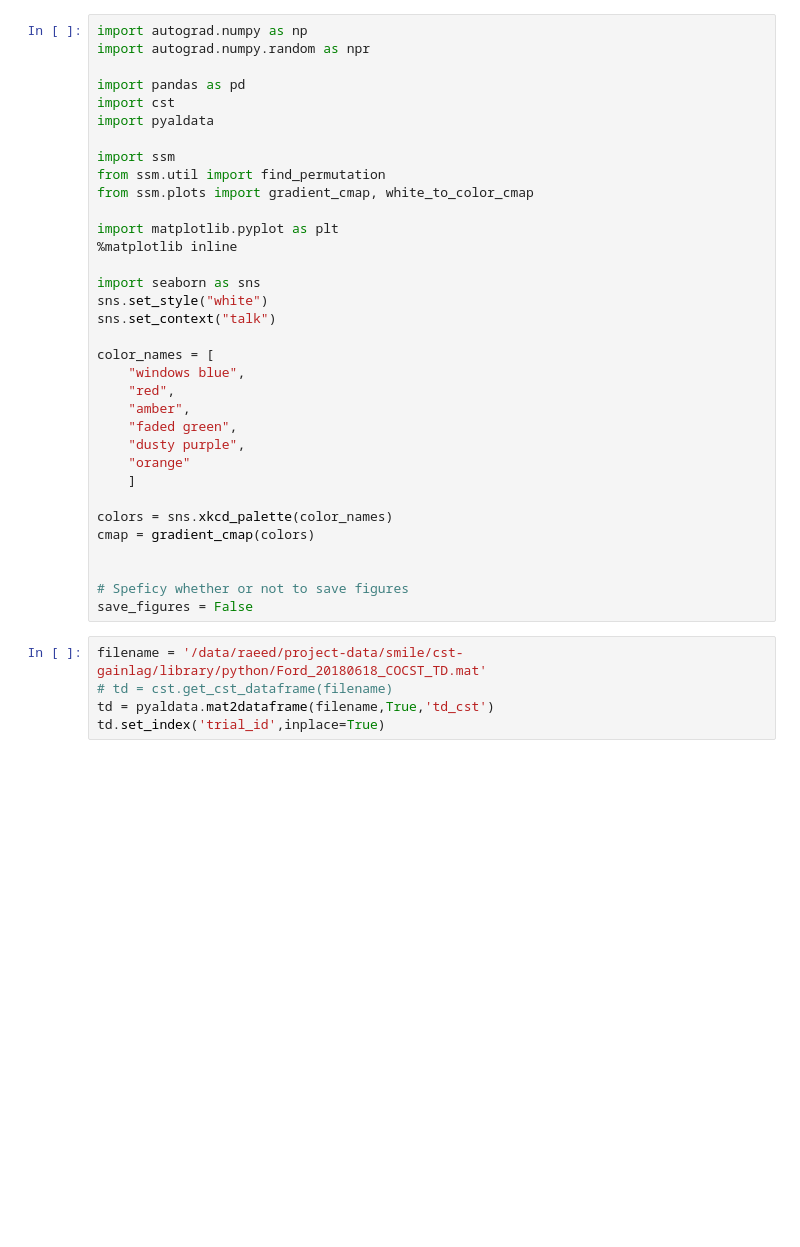
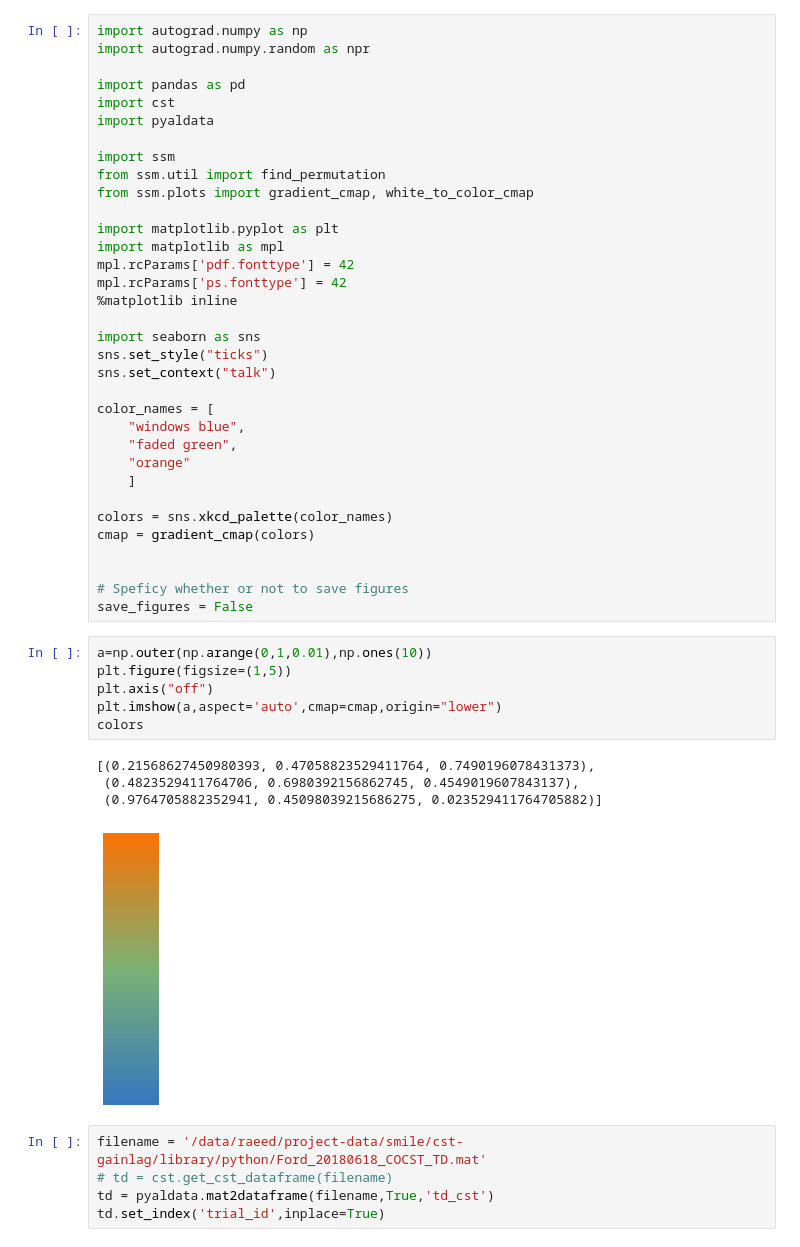
Before and after one commit to raeedcho/cst-strat, a Jupyter notebook: cst_strat_analysis.ipynb, the cells around one changed output. Cells and saved outputs as stored; diff of their text form; blank space fills up the shorter version.

```diff
--- a/cst_strat_analysis.ipynb
+++ b/cst_strat_analysis.ipynb
@@ -11,18 +11,18 @@ from ssm.util import find_permutation
 from ssm.plots import gradient_cmap, white_to_color_cmap
 
 import matplotlib.pyplot as plt
+import matplotlib as mpl
+mpl.rcParams['pdf.fonttype'] = 42
+mpl.rcParams['ps.fonttype'] = 42
 %matplotlib inline
 
 import seaborn as sns
-sns.set_style("white")
+sns.set_style("ticks")
 sns.set_context("talk")
 
 color_names = [
     "windows blue",
-    "red",
-    "amber",
     "faded green",
-    "dusty purple",
     "orange"
     ]
 
@@ -32,6 +32,17 @@ cmap = gradient_cmap(colors)
 
 # Speficy whether or not to save figures
 save_figures = False
+# %%
+a=np.outer(np.arange(0,1,0.01),np.ones(10))
+plt.figure(figsize=(1,5))
+plt.axis("off")
+plt.imshow(a,aspect='auto',cmap=cmap,origin="lower")
+colors
+# %% [output]
+[(0.21568627450980393, 0.47058823529411764, 0.7490196078431373),
+ (0.4823529411764706, 0.6980392156862745, 0.4549019607843137),
+ (0.9764705882352941, 0.45098039215686275, 0.023529411764705882)]
+[figure, added]
 # %%
 filename = '/data/raeed/project-data/smile/cst-gainlag/library/python/Ford_20180618_COCST_TD.mat'
 # td = cst.get_cst_dataframe(filename)
```
Also changed, not shown: parts of 9 cells of this notebook.
